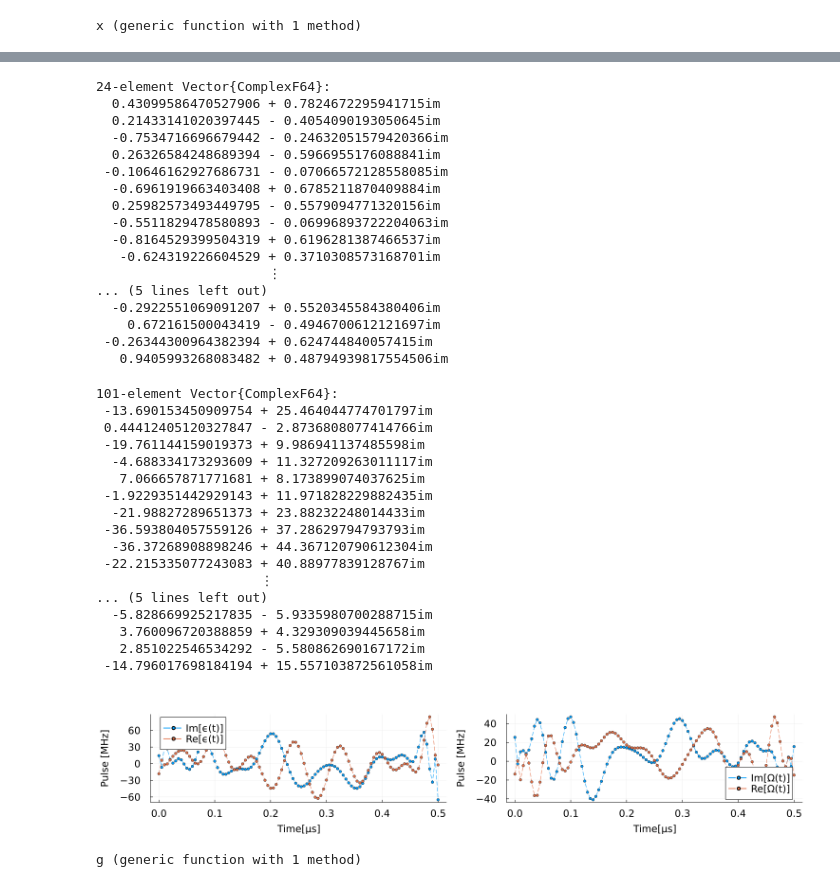
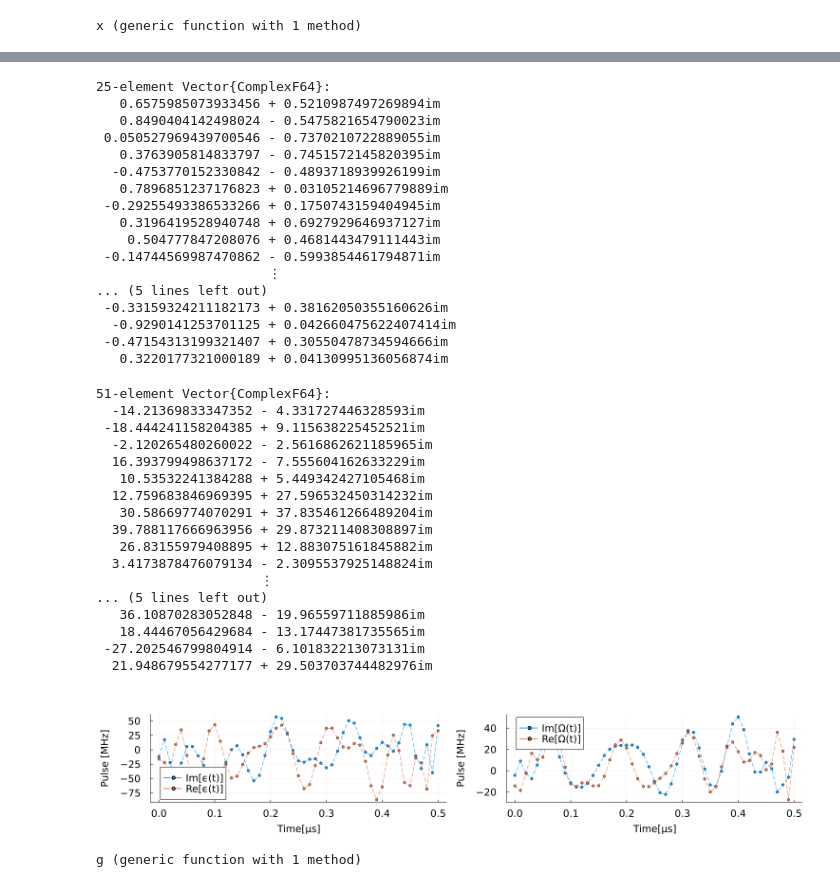
Before and after one commit to AndreaMaestri18/Opt3DQalgs, a Jupyter notebook: BTgates/src/optimisations/pulse_optimisation.ipynb, the cells around one changed output, grey strips where cells are left out. Cells and saved outputs as stored; diff of their text form; code cells hidden in the pictures.

```diff
--- a/BTgates/src/optimisations/pulse_optimisation.ipynb
+++ b/BTgates/src/optimisations/pulse_optimisation.ipynb
@@ -263,62 +304,62 @@ ComplexF64[0.5963664013243268 + 0.1200904605905862im, 0.30750080404124713 - 0.30
 # %%
-coeffs_cavity = optimised_coeffs[1:24]
-coeffs_qubit = optimised_coeffs[25:end]
+coeffs_cavity = optimised_coeffs[1:25]
+coeffs_qubit = optimised_coeffs[26:end]
 # %% [output]
-24-element Vector{ComplexF64}:
-  0.43099586470527906 + 0.7824672295941715im
-  0.21433141020397445 - 0.4054090193050645im
-  -0.7534716696679442 - 0.24632051579420366im
-  0.26326584248689394 - 0.5966955176088841im
- -0.10646162927686731 - 0.07066572128558085im
-  -0.6961919663403408 + 0.6785211870409884im
-  0.25982573493449795 - 0.5579094771320156im
-  -0.5511829478580893 - 0.06996893722204063im
-  -0.8164529399504319 + 0.6196281387466537im
-   -0.624319226604529 + 0.3710308573168701im
+25-element Vector{ComplexF64}:
+   0.6575985073933456 + 0.5210987497269894im
+   0.8490404142498024 - 0.5475821654790023im
+ 0.050527969439700546 - 0.7370210722889055im
+   0.3763905814833797 - 0.7451572145820395im
+  -0.4753770152330842 - 0.4893718939926199im
+   0.7896851237176823 + 0.03105214696779889im
+ -0.29255493386533266 + 0.1750743159404945im
+   0.3196419528940748 + 0.6927929646937127im
+    0.504777847208076 + 0.4681443479111443im
+ -0.14744569987470862 - 0.5993854461794871im
                       ⋮
 ... (5 lines left out)
-  -0.2922551069091207 + 0.5520345584380406im
-    0.672161500043419 - 0.4946700612121697im
- -0.26344300964382394 + 0.624744840057415im
-   0.9405993268083482 + 0.48794939817554506im
+ -0.33159324211182173 + 0.38162050355160626im
+  -0.9290141253701125 + 0.042660475622407414im
+ -0.47154313199321407 + 0.30550478734594666im
+   0.3220177321000189 + 0.04130995136056874im
 # %%
 d=1
 amplitude_c(t) = chebyshev_amplitude(coeffs_cavity, T*d, t)
 amplitude_q(t) = chebyshev_amplitude(coeffs_qubit, T*d, t)
 
-amps_c = [amplitude_c(l)*10/d for l in 0:T*d/(100):T*d]
-amps_q = [amplitude_q(l)*10/d for l in 0:T*d/(100):T*d]
+amps_c = [amplitude_c(l)*10/d for l in 0:T*d/(50):T*d]
+amps_q = [amplitude_q(l)*10/d for l in 0:T*d/(50):T*d]
 # %% [output]
-101-element Vector{ComplexF64}:
- -13.690153450909754 + 25.464044774701797im
- 0.44412405120327847 - 2.8736808077414766im
- -19.761144159019373 + 9.986941137485598im
-  -4.688334173293609 + 11.327209263011117im
-   7.066657871771681 + 8.173899074037625im
- -1.9229351442929143 + 11.971828229882435im
-  -21.98827289651373 + 23.88232248014433im
- -36.593804057559126 + 37.28629794793793im
-  -36.37268908898246 + 44.367120790612304im
- -22.215335077243083 + 40.88977839128767im
+51-element Vector{ComplexF64}:
+  -14.21369833347352 - 4.331727446328593im
+ -18.444241158204385 + 9.115638225452521im
+  -2.120265480260022 - 2.5616862621185965im
+  16.393799498637172 - 7.555604162633229im
+   10.53532241384288 + 5.449342427105468im
+  12.759683846969395 + 27.596532450314232im
+   30.58669774070291 + 37.835461266489204im
+  39.788117666963956 + 29.873211408308897im
+   26.83155979408895 + 12.883075161845882im
+  3.4173878476079134 - 2.3095537925148824im
                      ⋮
 ... (5 lines left out)
-  -5.828669925217835 - 5.9335980700288715im
-   3.760096720388859 + 4.329309039445658im
-   2.851022546534292 - 5.580862690167172im
- -14.796017698184194 + 15.557103872561058im
+   36.10870283052848 - 19.96559711885986im
+   18.44467056429684 - 13.17447381735565im
+ -27.202546799804914 - 6.101832213073131im
+  21.948679554277177 + 29.503703744482976im
 # %%
 # plt2to6 = plot(1:1:8, costs_2to6, label="2 -> 6", linestyle=:dash, marker = :circle, yaxis=:log, legend=:bottomleft, xlim=(0.5,8.5), xlabel="Circuit depth", ylabel="Pulse [GHz]", yticks=exp10.(range(-16, stop=0, length=17)))
 # plt0to4 = plot!(1:1:8, costs_0to4, label="0 -> 4", linestyle=:dash, marker = :circle, )
 # pltSuperposition = plot!(1:1:8, costs_superposition, label="0 -> superposition", linestyle=:dash, marker = :circle )
 # plt0to7 = plot!(1:1:8, costs, label="0 -> 7", linestyle=:dash, marker = :circle, fmt = :jpeg)
 # %%
-imaginary_part = plot([l for l in 0:T*d /100:T*d], imag(amps_c), label = "Im[ϵ(t)]", linestyle=:dash, marker = :circle, markersize=3, xlabel="Time[μs]", ylabel="Pulse [MHz]", fmt = :PDF, layout=2, subplot=1, size=(1500,300), margin=10mm,xtickfontsize=14,ytickfontsize=14,xguidefontsize=14,yguidefontsize=14,legendfontsize=14)
-real_part = plot!([l for l in 0:T*d /100:T*d], real(amps_c), label= "Re[ϵ(t)]", linestyle=:dash, marker = :circle, markersize=3, xlabel="Time[μs]", ylabel="Pulse [MHz]", fmt = :PDF, subplot=1)
-imaginary_part = plot!([l for l in 0:T*d /100:T*d], imag(amps_q), label = "Im[Ω(t)]", linestyle=:dash, marker = :circle, markersize=3, xlabel="Time[μs]", ylabel="Pulse [MHz]", fmt = :PDF, subplot=2, xtickfontsize=14,ytickfontsize=14,xguidefontsize=14,yguidefontsize=14,legendfontsize=14)
-real_part = plot!([l for l in 0:T*d /100:T*d], real(amps_q), label= "Re[Ω(t)]", linestyle=:dash, marker = :circle, markersize=3, xlabel="Time[μs]", ylabel="Pulse [MHz]", fmt = :PDF, subplot=2)
+imaginary_part = plot([l for l in 0:T*d /50:T*d], imag(amps_c), label = "Im[ϵ(t)]", linestyle=:dash, marker = :circle, markersize=3, xlabel="Time[μs]", ylabel="Pulse [MHz]", fmt = :PDF, layout=2, subplot=1, size=(1500,300), margin=10mm,xtickfontsize=14,ytickfontsize=14,xguidefontsize=14,yguidefontsize=14,legendfontsize=14)
+real_part = plot!([l for l in 0:T*d /50:T*d], real(amps_c), label= "Re[ϵ(t)]", linestyle=:dash, marker = :circle, markersize=3, xlabel="Time[μs]", ylabel="Pulse [MHz]", fmt = :PDF, subplot=1)
+imaginary_part = plot!([l for l in 0:T*d /50:T*d], imag(amps_q), label = "Im[Ω(t)]", linestyle=:dash, marker = :circle, markersize=3, xlabel="Time[μs]", ylabel="Pulse [MHz]", fmt = :PDF, subplot=2, xtickfontsize=14,ytickfontsize=14,xguidefontsize=14,yguidefontsize=14,legendfontsize=14)
+real_part = plot!([l for l in 0:T*d /50:T*d], real(amps_q), label= "Re[Ω(t)]", linestyle=:dash, marker = :circle, markersize=3, xlabel="Time[μs]", ylabel="Pulse [MHz]", fmt = :PDF, subplot=2)
 #savefig("../../plots/pulse_optimisation/x7photons_100timesteps_100ns_1dote-2Infidelity.pdf")
 # %% [output]
-[figure, old version]
+[figure, new version]
 # %%
 g(x) = cost_from_0_dispersive_gate(H_drift, sp, sm, a, adag, T, T / (50), x, RZ, ω_c, ω_q, 1, 1)
 # %% [output]
```
Also changed, not shown: parts of 6 cells of this notebook, 1 other file.
